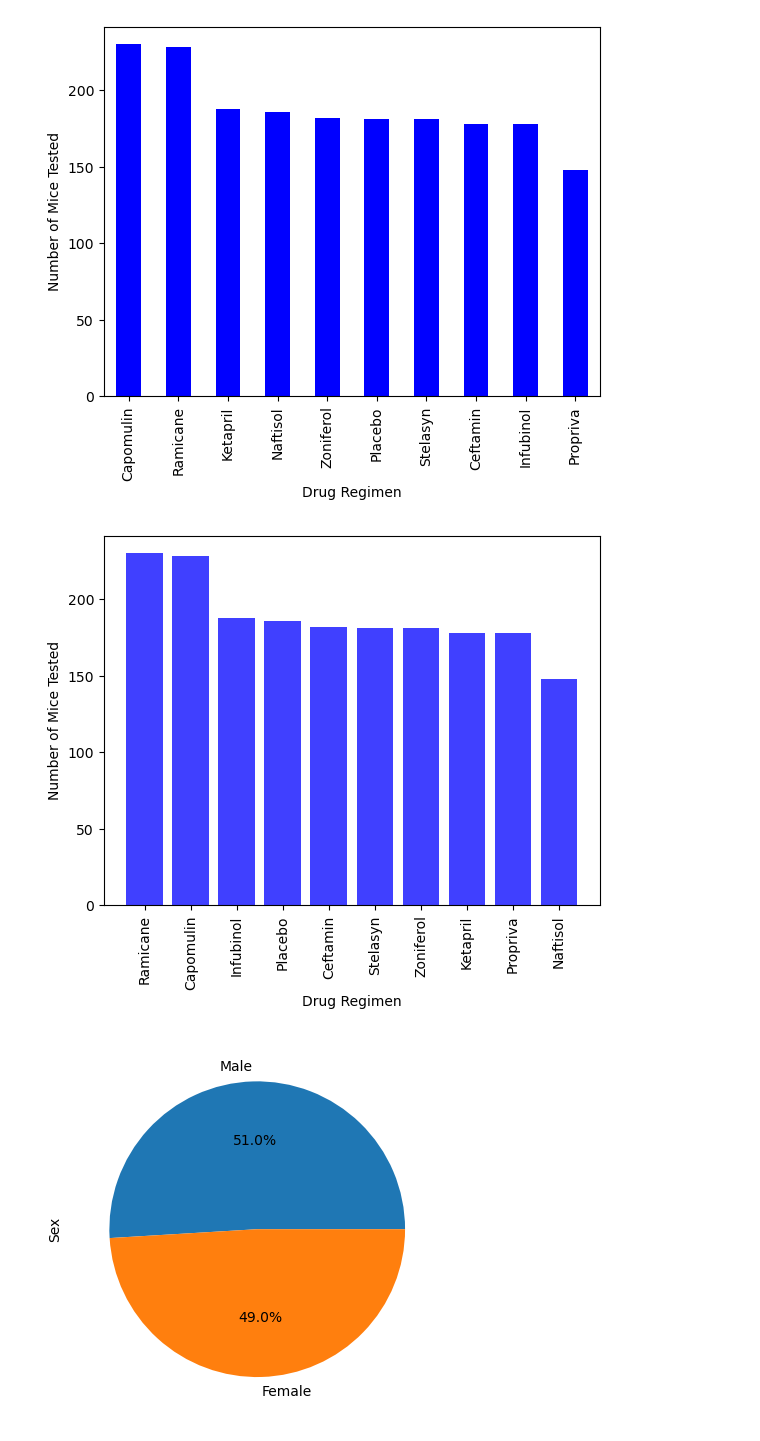
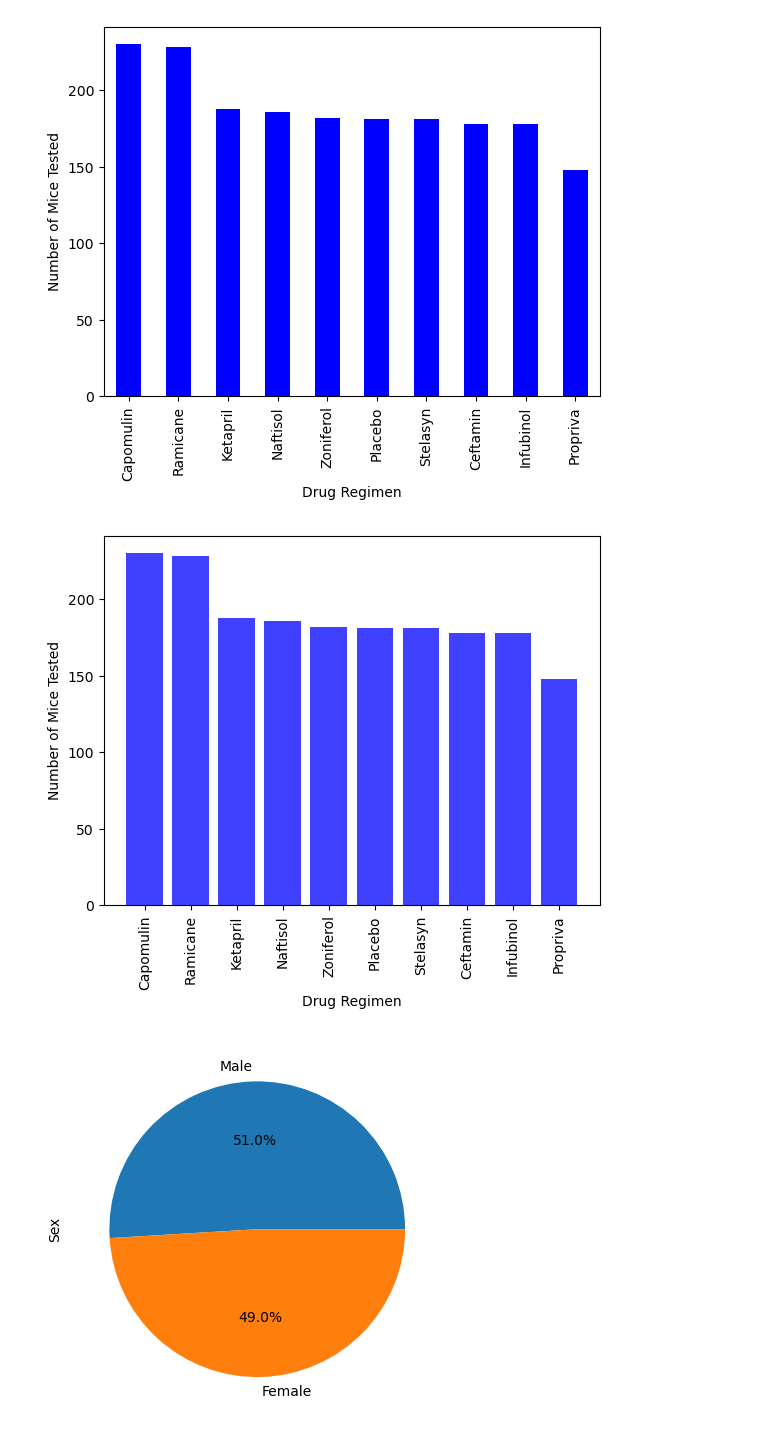
Before and after one commit to cghosh2022/Module_5_Challenge, a Jupyter notebook: Pymaceuticals/pymaceuticals_starter.ipynb, the cells around one changed output. Cells and saved outputs as stored; diff of their text form; code cells hidden in the pictures.

```diff
--- a/Pymaceuticals/pymaceuticals_starter.ipynb
+++ b/Pymaceuticals/pymaceuticals_starter.ipynb
@@ -25,5 +34,7 @@ study_results = pd.read_csv(study_results_path)
 combined_mouse_study = pd.merge(mouse_metadata,study_results, on="Mouse ID")
 
 # Display the data table for preview
+combined_mouse_study = combined_mouse_study [["Mouse ID", "Timepoint", "Tumor Volume (mm3)",
+                                              "Metastatic Sites", "Drug Regimen", "Sex", "Age_months", "Weight (g)"]]
 combined_mouse_study.head()
 # %% [output]
@@ -153,14 +164,13 @@ plt.show()
 [figure]
 # %%
 # Generate a bar plot showing the total number of timepoints for all mice tested for each drug regimen using pyplot.
-drug_regimen = mouse_study_cleaned["Drug Regimen"].unique()
-plt.bar( drug_regimen, total_mice_sorted, color='blue', alpha=0.75, align="center")
+plt.bar(total_mice_sorted.index, total_mice_sorted.values, color='blue', alpha=0.75, align="center")
 plt.xlabel("Drug Regimen")
 plt.ylabel("Number of Mice Tested")
 plt.xticks(rotation="vertical")
 plt.show()
 # %% [output]
-[figure, old version]
+[figure, new version]
 # %%
 # Generate a pie plot showing the distribution of female versus male mice using Pandas
 mice_sex = mouse_study_cleaned["Sex"].value_counts()
```
Also changed, not shown: parts of 7 cells of this notebook.
